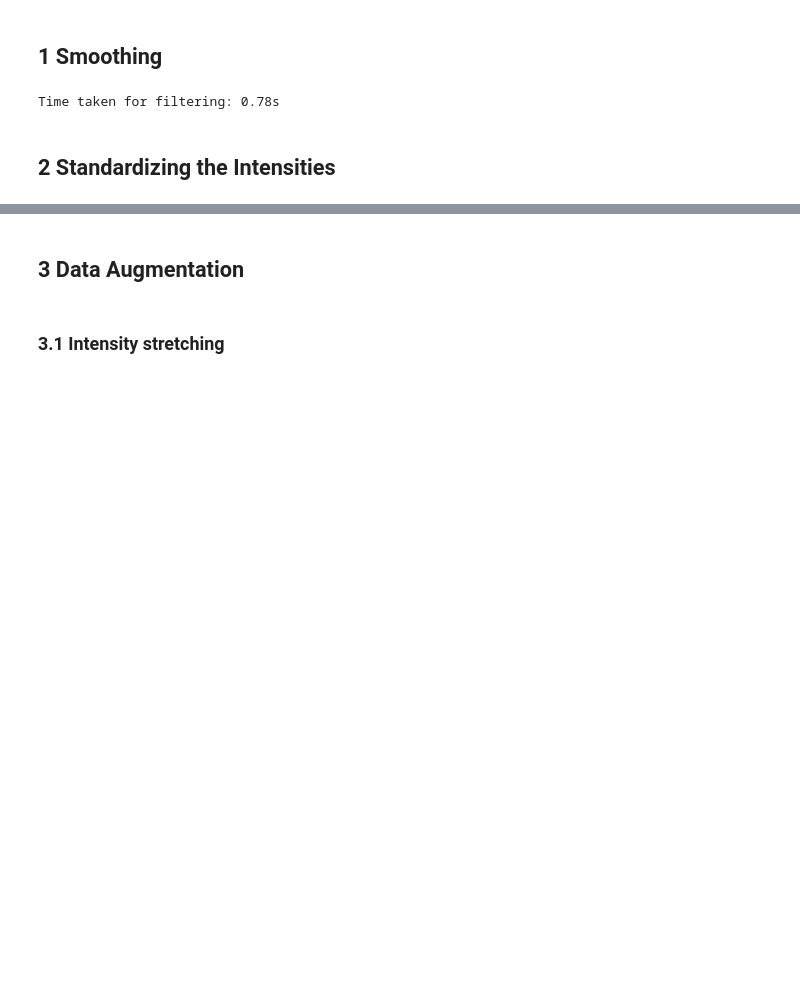
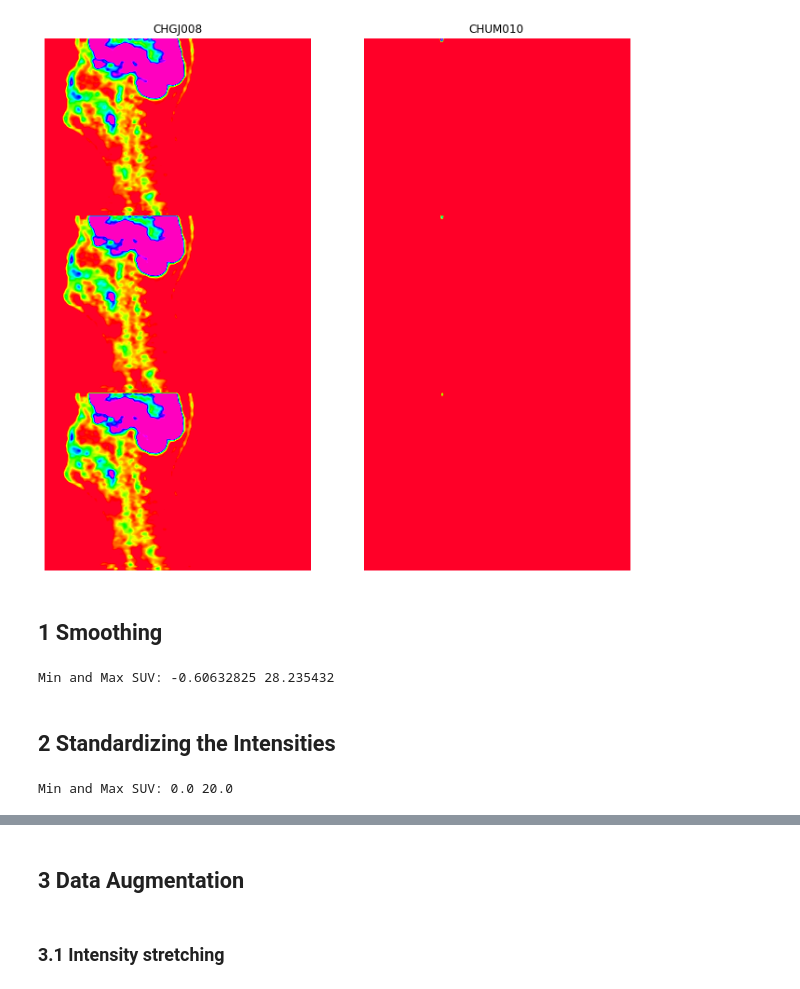
Before and after one commit to Maastro-CDS-Imaging-Group/PET-CT-data-pipeline, a Jupyter notebook: notebooks/PET_Preprocessing_and_Augmentation.ipynb, the cells around one changed output, grey strips where cells are left out. Saved outputs shown, nothing was run; the diff lists cells and outputs as text; code cells hidden in the pictures; blank space fills up the shorter version.

```diff
--- a/notebooks/PET_Preprocessing_and_Augmentation.ipynb
+++ b/notebooks/PET_Preprocessing_and_Augmentation.ipynb
@@ -35,15 +64,24 @@ display_image(PET_sitk,
+# %%
+viz = NdimageVisualizer()
+viz.multi_image_strips([PET_np, PET2_np],
+                          modalities=['PET'] * 2,
+                          idx_range=[250, 253],
+                          view='sagittal',
+                          subtitles=[patient_1, patient_2])
+# %% [output]
+[figure, added]
 # %% [markdown]
 ## 1 Smoothing
 # %%
-PET_np = sitk2np(PET_sitk, keep_whd_ordering=True)
-
 t1 = time.time()
 sigma = [2.0, 2.0, 2.0/3] # In format (W,H,D), Physical sigma of 2mm adjusted according to voxel spacing
 PET_smooth_np = scipy.ndimage.gaussian_filter(PET_np, sigma=sigma)
 time_diff = time.time() - t1
 
-print(f"Time taken for filtering: {time_diff:.2f}s")
+#print(f"Time taken for filtering: {time_diff:.2f}s")
+
+print("Min and Max SUV:", PET_smooth_np.min(), PET_smooth_np.max())
 # %% [output]
-Time taken for filtering: 0.78s
+Min and Max SUV: -0.60632825 28.235432
 # %% [markdown]
 ## 2 Standardizing the Intensities
@@ -51,0 +88,14 @@ PET_std_np = PET_smooth_np.copy()
+# %%
+PET_std_np = PET_smooth_np.copy()
+
+if standardization_method == 'clipping':
+    clipping_range = [0,20] # SUV
+    PET_std_np[PET_smooth_np < clipping_range[0]] = clipping_range[0]
+    PET_std_np[PET_smooth_np > clipping_range[1]] = clipping_range[1]
+
+elif standardization_method == 'histogram':
+    pass
+
+print("Min and Max SUV:", PET_std_np.min(), PET_std_np.max())
+# %% [output]
+Min and Max SUV: 0.0 20.0
```
Also changed, not shown: parts of 18 cells of this notebook, 11 other files.
